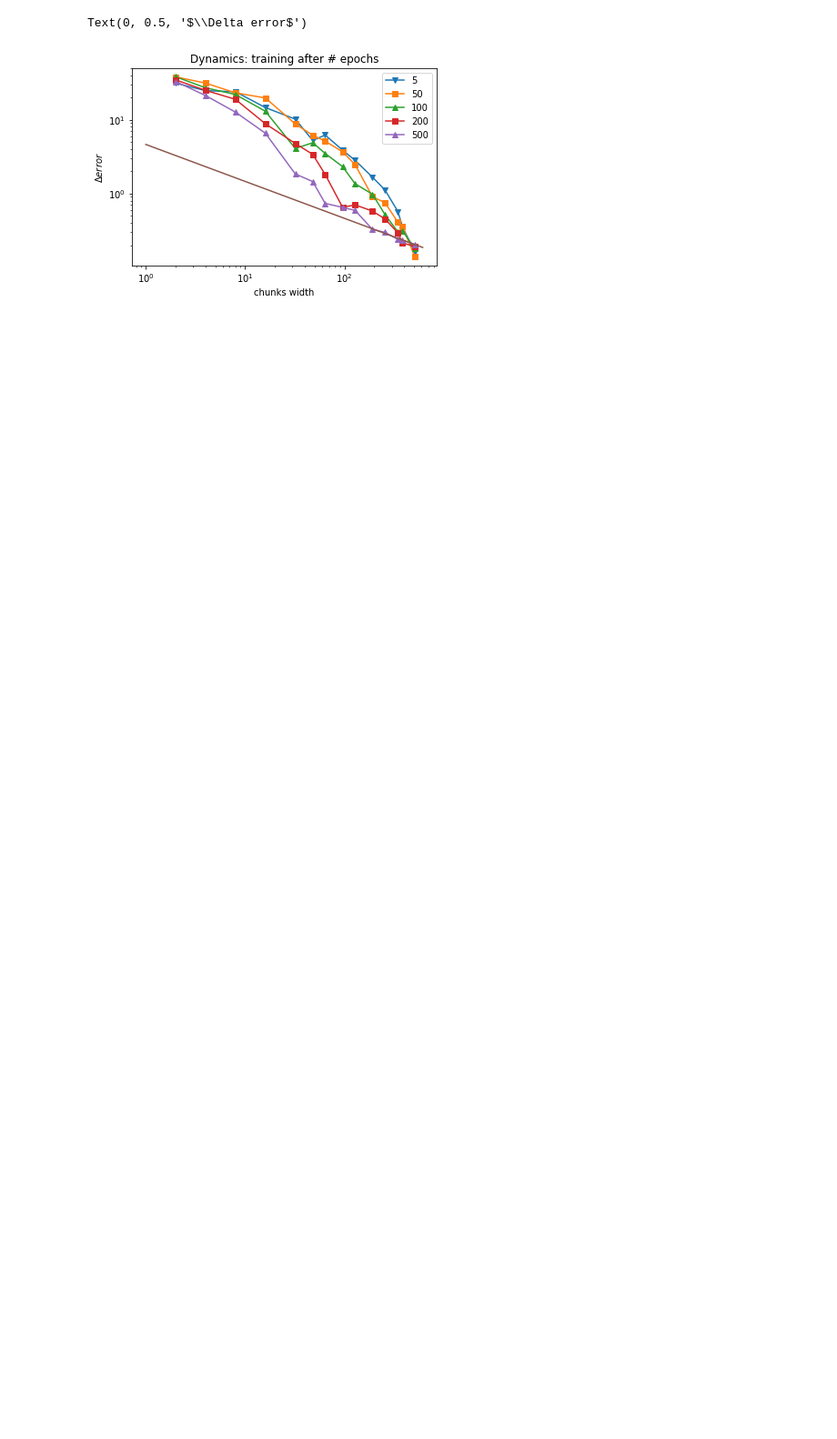
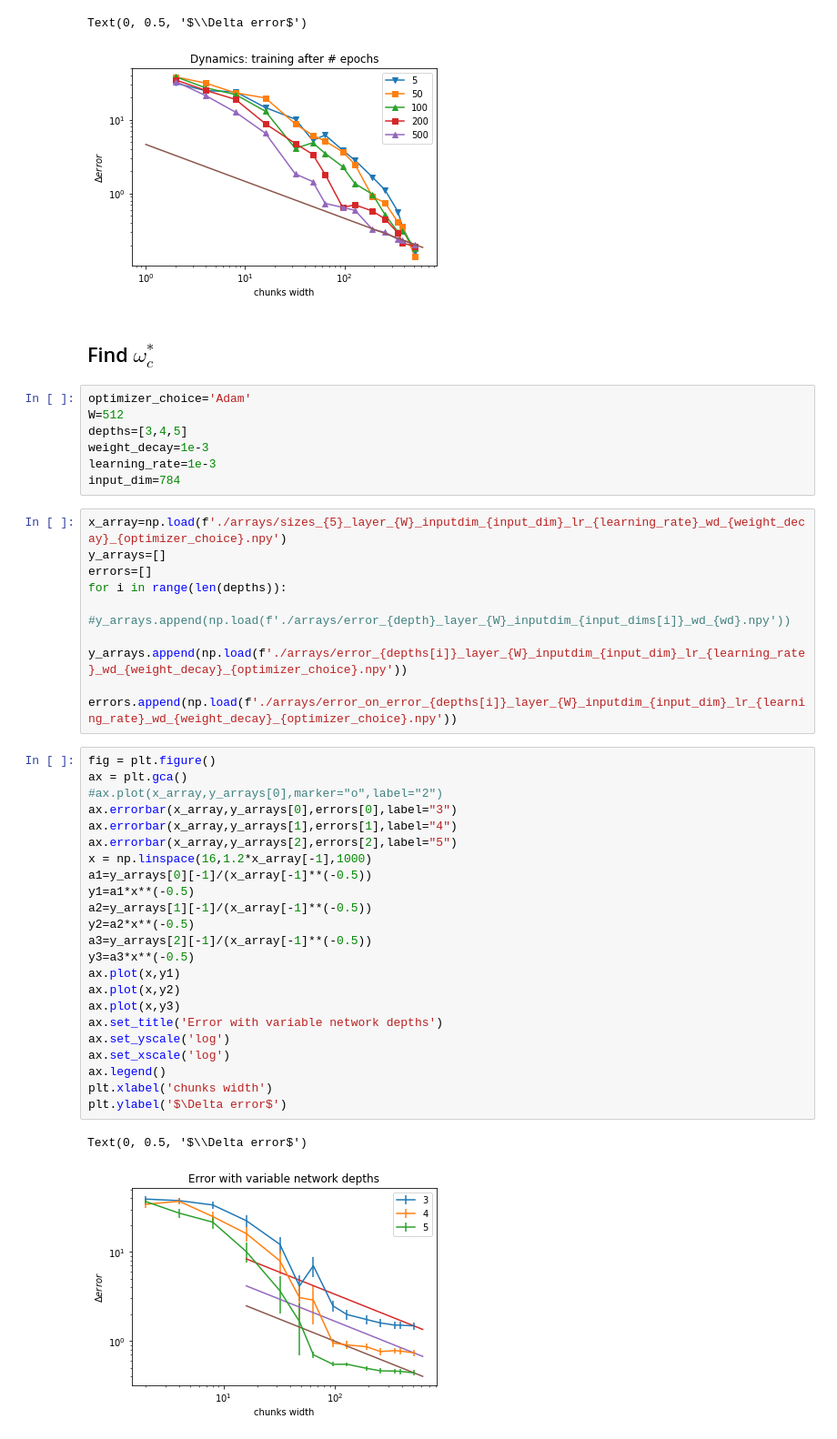
Before and after one commit to fcaretti/mitosis_MNIST, a Jupyter notebook: Notebook for plots.ipynb, the cells around one changed output. Shown at 91% size. Cells and saved outputs as stored; diff of their text form; blank space fills up the shorter version.

```diff
--- a/Notebook for plots.ipynb
+++ b/Notebook for plots.ipynb
@@ -448,3 +517,46 @@ plt.ylabel('$\Delta error$')
 # %% [output]
 Text(0, 0.5, '$\\Delta error$')
 [figure]
+# %% [markdown]
+## Find $\omega_{c}^{*}$
+# %%
+optimizer_choice='Adam'
+W=512
+depths=[3,4,5]
+weight_decay=1e-3
+learning_rate=1e-3
+input_dim=784
+# %%
+x_array=np.load(f'./arrays/sizes_{5}_layer_{W}_inputdim_{input_dim}_lr_{learning_rate}_wd_{weight_decay}_{optimizer_choice}.npy')
+y_arrays=[]
+errors=[]
+for i in range(len(depths)):
+    #y_arrays.append(np.load(f'./arrays/error_{depth}_layer_{W}_inputdim_{input_dims[i]}_wd_{wd}.npy'))
+    y_arrays.append(np.load(f'./arrays/error_{depths[i]}_layer_{W}_inputdim_{input_dim}_lr_{learning_rate}_wd_{weight_decay}_{optimizer_choice}.npy'))
+    errors.append(np.load(f'./arrays/error_on_error_{depths[i]}_layer_{W}_inputdim_{input_dim}_lr_{learning_rate}_wd_{weight_decay}_{optimizer_choice}.npy'))
+# %%
+fig = plt.figure()
+ax = plt.gca()
+#ax.plot(x_array,y_arrays[0],marker="o",label="2")
+ax.errorbar(x_array,y_arrays[0],errors[0],label="3")
+ax.errorbar(x_array,y_arrays[1],errors[1],label="4")
+ax.errorbar(x_array,y_arrays[2],errors[2],label="5")
+x = np.linspace(16,1.2*x_array[-1],1000)
+a1=y_arrays[0][-1]/(x_array[-1]**(-0.5))
+y1=a1*x**(-0.5)
+a2=y_arrays[1][-1]/(x_array[-1]**(-0.5))
+y2=a2*x**(-0.5)
+a3=y_arrays[2][-1]/(x_array[-1]**(-0.5))
+y3=a3*x**(-0.5)
+ax.plot(x,y1)
+ax.plot(x,y2)
+ax.plot(x,y3)
+ax.set_title('Error with variable network depths')
+ax.set_yscale('log')
+ax.set_xscale('log')
+ax.legend()
+plt.xlabel('chunks width')
+plt.ylabel('$\Delta error$')
+# %% [output]
+Text(0, 0.5, '$\\Delta error$')
+[figure, added]
```
Also changed, not shown: parts of 12 cells of this notebook, 4 other files.
